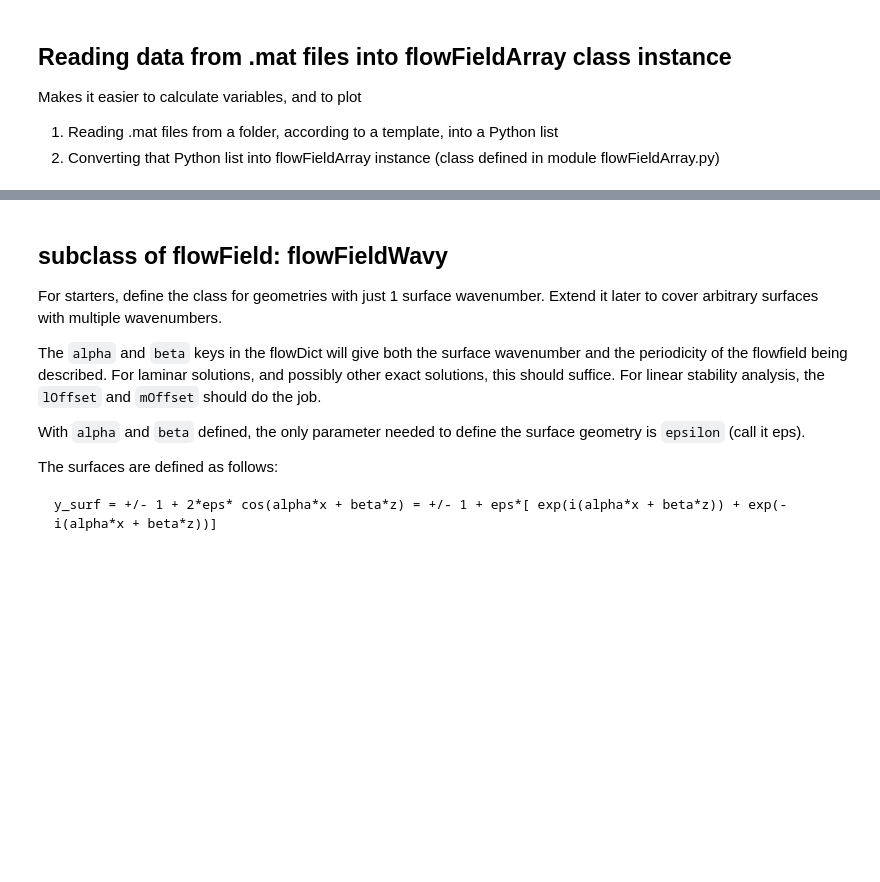
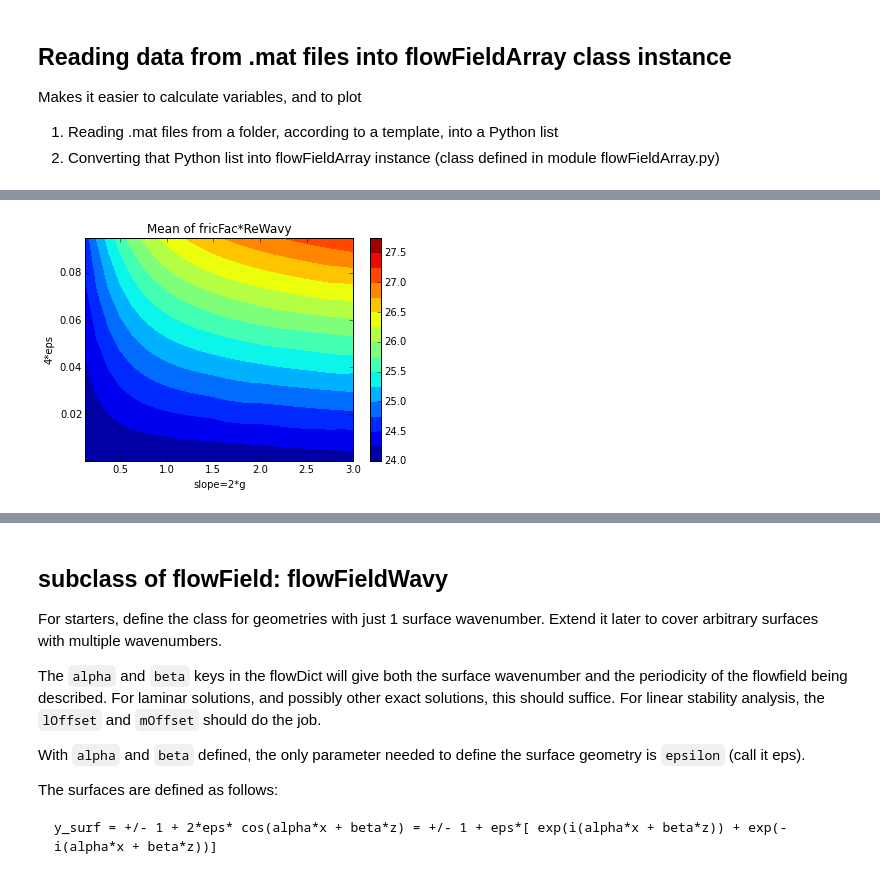
Before and after one commit to saba-vadarevu/Grooved-Channel-Flow, a Jupyter notebook: flowField.ipynb, the cells around one changed output, grey strips where cells are left out. Cells and saved outputs as stored; diff of their text form; code cells hidden in the pictures; blank space fills up the shorter version.

Commit message:
Includes modeling the inverse law for friction factor and Reynolds number.

```diff
--- a/flowField.ipynb
+++ b/flowField.ipynb
@@ -414,8 +292,10 @@ class flowFieldArrayObject:
 # %%
+#from flowFieldWavy import *
 # Create flowFieldArray instance out of the list of flowField instances
 vArr = flowFieldArray(vListLong,26,24,21)
 
+print(isinstance(vArr[0,0,0].field, flowField))
 # To obtain a 3-d array of, say, volume fluxes of the data in the flowFieldArray:
-fluxArr = vArr.getProperty('flux')
+fluxArr = vArr.getProperty('flux',withBase=True)
 #ReTauArr = vArr.getProperty('ReTau')
 # %% [output]
@@ -1703,0 +303,8 @@ class flowField(np.ndarray):
+# %%
+#ReTauArr = vArr.getProperty('ReTau')
+ReArr = vArr.getProperty('Re')
+#fluxArr = vArr.getProperty('flux',withBase=True)
+uBulk = fluxArr; ReFlat = ReArr
+print(ReFlat.shape, uBulk.shape, type(ReFlat), type(uBulk))
+fricFac = 16./ReFlat/uBulk/uBulk
+ReWavy = uBulk*ReFlat
@@ -1703,0 +321,71 @@ class flowField(np.ndarray):
+# %%
+import matplotlib.pyplot as plt
+from matplotlib.backends.backend_pdf import PdfPages
+%matplotlib inline
+#coloring = np.random.random(32).reshape((8,4))
+#for k in range(0,8):
+#    plt.scatter(np.log10(ReWavy[3*k,3*k]),10.**(np.log10(ReWavy[3*k,3*k])+ np.log10(fricFac[3*k,3*k])), c=coloring[k-3])
+#plt.ylim([-0.006,0.])
+#plt.show()
+
+#theta='0'
+pp = PdfPages('InverseLaw'+theta+'.pdf')
+
+prod = fricFac*ReWavy         # This must be a constant for different ReWavy.
+# To see if it is indeed constant, I can look at the standard deviation at any g,eps:
+
+stdDev = np.std(prod,axis=2)  # Computing standard deviation for lambda*Re at a constant g,eps, but varying Re
+
+epsArr = vArr.getProperty('eps')
+gArr = vArr.getProperty('g')
+cutOff = 5
+
+cLimits = np.arange(24., 28., 0.25)
+meanProd = np.mean(prod,axis=2)  # Computing mean for lambda*Re at a constant g,eps, but varying Re
+plt.figure()
+plt.contourf(2.*gArr[:-cutOff,:,0], 4.*epsArr[:-cutOff,:,0], meanProd[:-cutOff],levels=cLimits)
+#plt.clim(24.0,28.0)
+plt.colorbar()
+plt.title('Mean of fricFac*ReWavy')
+plt.xlabel('slope=2*g');plt.ylabel('4*eps')
+#pp.savefig()
+plt.savefig('meanT'+theta+'.pdf',format='pdf')
+plt.show()
+
+cLimits= np.arange(0.0, 0.2, 0.01)
+plt.figure()
+plt.title('Standard deviation of fricFac*ReWavy')
+plt.contourf(2.*gArr[:-cutOff,:,0], 4.*epsArr[:-cutOff,:,0], stdDev[:-cutOff], levels=cLimits)
+#plt.clim(0.0,0.2)
+plt.colorbar()
+plt.xlabel('slope=2*g');plt.ylabel('4*eps')
+pp.savefig()
+plt.savefig('stdT'+theta+'.pdf',format='pdf')
+plt.show()
+
+
+cLimits = np.arange(0.0,0.15,0.1/50)
+plt.figure()
+plt.title('(StdDev/(Mean-24)) of fricFac*ReWavy')
+plt.contourf(2.*gArr[:-cutOff,:,0], 4.*epsArr[:-cutOff,:,0], stdDev[:-cutOff]/(meanProd[:-cutOff]-24),levels=cLimits)
+#plt.clim(0.0,0.1)
+plt.colorbar()
+plt.xlabel('slope=2*g');plt.ylabel('4*eps')
+plt.savefig('stdOverMeanT'+theta+'.pdf',format='pdf')
+plt.show()
+#plt.savefig('stdOverMeanT'+theta+'.pdf')
+
+# Mean where stdDev/(mean-24) is small enough (<10%):
+cLimits = np.arange(0., 4., 0.25)
+stdOverMean = stdDev/(meanProd-24.)
+newMean = meanProd.copy()
+newMean[stdOverMean>0.1] = None
+plt.figure()
+plt.title('(Mean-24) of fricFac*ReWavy where inverse relation holds (10% stdDev)')
+plt.contourf(2.*gArr[:-cutOff,:,0], 4.*epsArr[:-cutOff,:,0], (newMean[:-cutOff]-24), levels=cLimits)
+plt.colorbar()
+plt.xlabel('slope=2*g');plt.ylabel('4*eps')
+plt.savefig('meanInverseLaw'+theta+'.pdf',format='pdf')
+plt.show()
+# %% [output]
+[figure, added]
```
Also changed, not shown: parts of 21 cells of this notebook.
